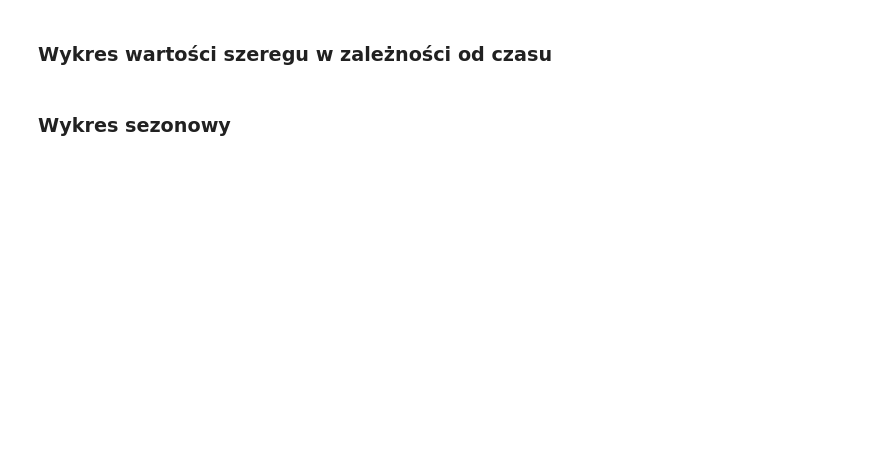
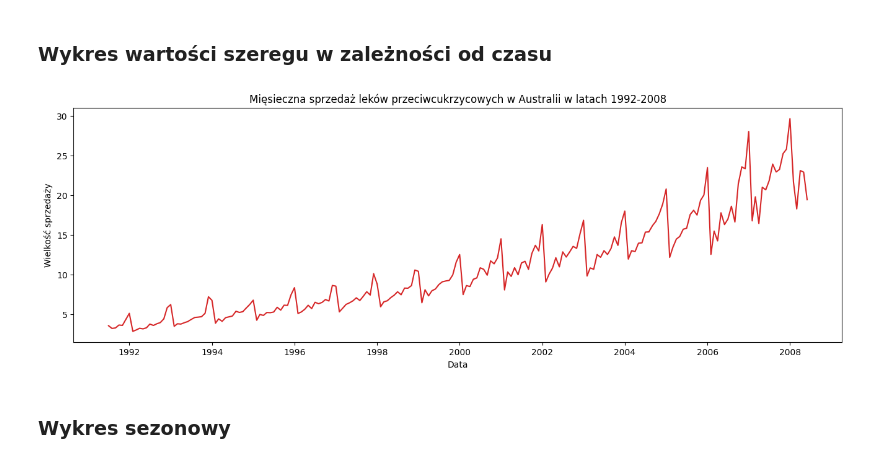
Before and after one commit to mdabrowski-phd/ds250223_regul, a Jupyter notebook: 03_szeregi_czasowe/01_wstep_do_szeregow_czasowych.ipynb, the cells around one changed output. Drawn from its saved outputs; the diff is of its cells as text; code cells hidden in the pictures; blank space fills up the shorter version.

```diff
--- a/03_szeregi_czasowe/01_wstep_do_szeregow_czasowych.ipynb
+++ b/03_szeregi_czasowe/01_wstep_do_szeregow_czasowych.ipynb
@@ -18,13 +18,13 @@ Wczytaj dane `a10.csv` opisujący miesięczną sprzedaż leków przeciwcukrzycow
 - narysuj wykres autokorelacji,
 - narysuj wykres zależności obserwacji szeregu od opóźnień.
 # %%
-# #funkcja do plotowania szeregów czasowych
-# def plot_time_series(t, val, title="", xlabel='Data', ylabel='Wartość', dpi=100):
-#     plt.figure(figsize=(16, 5), dpi=dpi)
-#     plt.plot(t, val, color='tab:red')
-#     plt.gca().set(title=title, xlabel=xlabel, ylabel=ylabel)
-#     plt.show()
+#funkcja do plotowania szeregów czasowych
+def plot_time_series(t, val, title="", xlabel='Data', ylabel='Wartość', dpi=100):
+    plt.figure(figsize=(16, 5), dpi=dpi)
+    plt.plot(t, val, color='tab:red')
+    plt.gca().set(title=title, xlabel=xlabel, ylabel=ylabel)
+    plt.show()
 # %%
-# a10 = pd.read_csv('a10.csv',
-#                  parse_dates=['date'], index_col='date')
-# #data to indeksy ramki danych, wartości w kolumnie
+a10 = pd.read_csv('a10.csv',
+                 parse_dates=['date'], index_col='date')
+#data to indeksy ramki danych, wartości w kolumnie
@@ -39,6 +81,10 @@ Wczytaj dane `a10.csv` opisujący miesięczną sprzedaż leków przeciwcukrzycow
 # %%
-# plot_time_series(a10.index, a10.values, title="Sprzedaż leków przeciwcukrzycowych w Australii w latach 1991-2008",
-#                  xlabel='Data', ylabel='Wielkość sprzedaży', dpi=100)
+plot_time_series(t=a10.index, val=a10.value,
+                 title='Mięsieczna sprzedaż leków przeciwcukrzycowych w Australii w latach 1991-2008',
+                ylabel='Wielkość sprzedaży')
+# sezonowosc i trend wzrostowy
+# %% [output]
+[figure, added]
 # %% [markdown]
 ### Wykres sezonowy
 # %%
```
Also changed, not shown: parts of 43 cells of this notebook, 7 other files.
